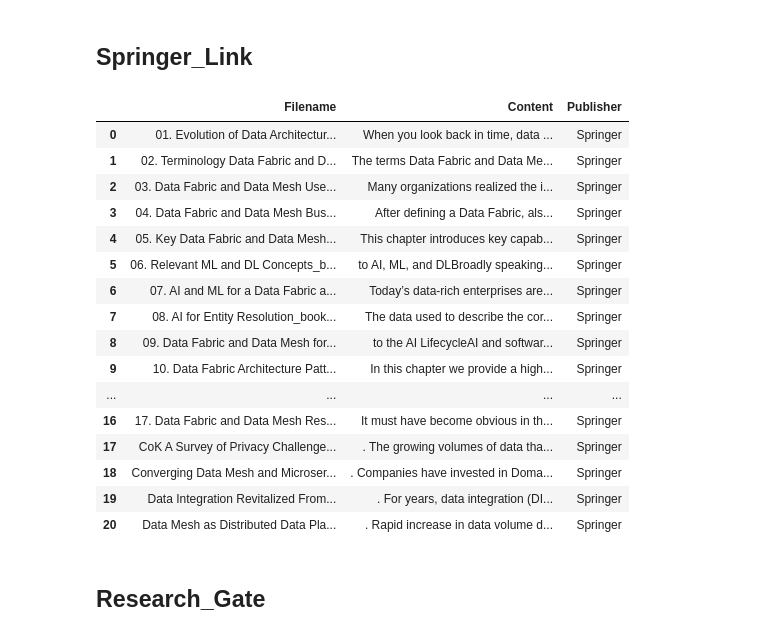
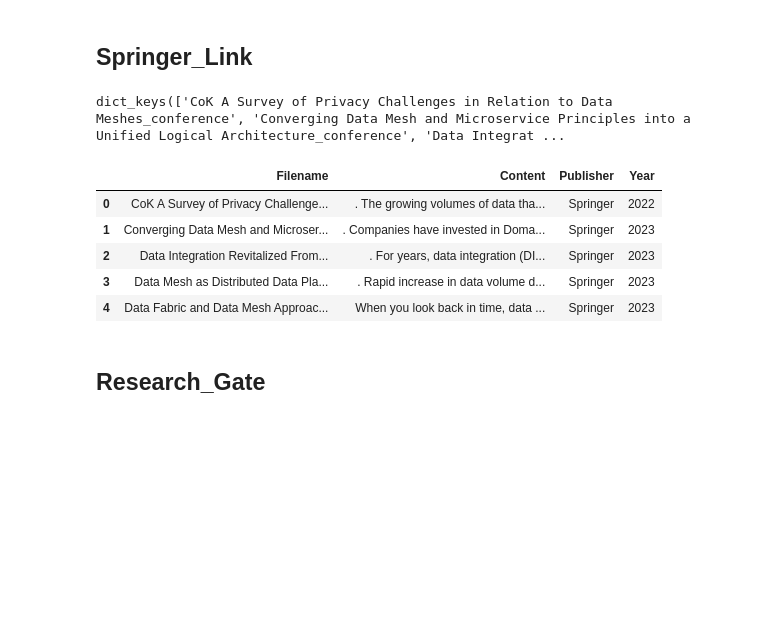
Before and after one commit to clumsyspeedboat/data_mesh_topics_and_sentiment, a Jupyter notebook: 01_Extract_pdf.ipynb, the cells around one changed output. Drawn from its saved outputs; the diff is of its cells as text; code cells hidden in the pictures; blank space fills up the shorter version.

Commit message:
Update year and combine springer book

```diff
--- a/01_Extract_pdf.ipynb
+++ b/01_Extract_pdf.ipynb
@@ -76,18 +76,18 @@ custom_exclusion = ['XXX-X-XXXX-XXXX-X/XX/$XX.00 ©20XX IEEE',
                     ' Decentralized Data MeshApproachVijay Kumar Butte1, Sujata Butte*2*University of Idaho,  Idaho Falls, ID, USA2suja2591@vandals.uidaho.edu1hellovkb@gmail.com',
                     'pproaches  Arif Wider  1,2  , Sumedha Verma  1  , and Atif Akhtar  1  1  Thoughtworks Germany      2  Hochschule für Technik und Wirtschaft Berlin      ',
                     'Authorized licensed use limited to: Technische Hochschule Ingolstadt. Downloaded on October 24,2023 at 14:12:06 UTC from IEEE Xplore. Restrictions apply.',
-                    '2023 International Conference on Computer, Electronics & Electrical Engineering & their Applications (IC2E3) | 979-8-3503-3800-3/23/$31.00 ©2023 IEEE | DOI: 10.1109/IC2E357697.2023.10262765',
+                    '2023 International Conference on Computer, Electronics & Electrical Engineering & their Applications (IC2E3) | 979-8-3503-3800-3 %CITAVIPICKER£979-8-3503-3800-3£Add to Citavi project by ISBN£% %CITAVIPICKER£979-8-3503-3800-3£Add to Citavi project by ISBN£%/23/$31.00 ©2023 IEEE | DOI: 10.1109/IC2E357697.2023.10262765',
                     '979-8-3503-0485-5/23/$31.00 ©2023 IEEE',
                     'DOI 10.1109/ICWS60048.2023.00101',
                     'Authorized licensed use limited to: Technische Hochschule Ingolstadt. Downloaded on October 24,2023 at 14:16:27 UTC from IEEE Xplore. Restrictions apply.',
-                    '2023 IEEE International Conference on Web Services (ICWS) | 979-8-3503-0485-5/23/$31.00 ©2023 IEEE | DOI: 10.1109/ICWS60048.2023.00101',
+                    '2023 IEEE International Conference on Web Services (ICWS) | 979-8-3503-0485-5 %CITAVIPICKER£979-8-3503-0485-5£Add to Citavi project by ISBN£% %CITAVIPICKER£979-8-3503-0485-5£Add to Citavi project by ISBN£% %CITAVIPICKER£979-8-3503-0485-5£Add to Citavi project by ISBN£% %CITAVIPICKER£979-8-3503-0485-5£Add to Citavi project by ISBN£%/23/$31.00 ©2023 IEEE | DOI: 10.1109/ICWS60048.2023.00101',
                     'Authorized licensed use limited to: Technische Hochschule Ingolstadt. Downloaded on October 24,2023 at 14:12:37 UTC from IEEE Xplore. Restrictions apply.',
                     '978-1-6654-9058-0/22/$31.00 ©2022 IEEE',
                     '2022 International Conference on Data Analytics for Business and Industry (ICDABI) |978-1-6654-9058-0/22/$31.00 ©2022 IEEE |DOI: 10.1109/ICDABI56818.2022.10041672',
                     '2022 International Conference on Data Analytics for Business and Industry (ICDABI)',
                     '978-1-6654-3902-2/21/$31.00 ©2021 IEEE',
                     'Authorized licensed use limited to: Technische Hochschule Ingolstadt. Downloaded on October 24,2023 at 14:15:32 UTC from IEEE Xplore. Restrictions apply.',
-                    '2021 IEEE International Conference on Big Data (Big Data) | 978-1-6654-3902-2/21/$31.00 ©2021 IEEE | DOI: 10.1109/BigData52589.2021.9671862'
+                    '2021 IEEE International Conference on Big Data (Big Data) | 978-1-6654-3902-2 %CITAVIPICKER£978-1-6654-3902-2£Add to Citavi project by ISBN£% %CITAVIPICKER£978-1-6654-3902-2£Add to Citavi project by ISBN£% %CITAVIPICKER£978-1-6654-3902-2£Add to Citavi project by ISBN£% %CITAVIPICKER£978-1-6654-3902-2£Add to Citavi project by ISBN£%/21/$31.00 ©2021 IEEE | DOI: 10.1109/BigData52589.2021.9671862'
                    ]
 start_section = 'Abstract'
 exclude_section = 'References'
@@ -190,28 +194,58 @@ for filename in os.listdir(folder_path):
 
         # Store the filename and content in the dictionary
         springer_pdf_content_dict[base_name] = springer_pdf_content
+# %%
+# Specify the keys you want to combine
+keys_to_combine = ['01. Evolution of Data Architecture_book chapter',
+                   '02. Terminology Data Fabric and Data Mesh_book chapter',
+                   '03. Data Fabric and Data Mesh Use Case Scenarios_book chapter',
+                   '04. Data Fabric and Data Mesh Business Benefits_book chapter',
+                   '05. Key Data Fabric and Data Mesh Capabilities_book chapter',
+                   '06. Relevant ML and DL Concepts_book chapter',
+                   '07. AI and ML for a Data Fabric and Data Mesh_book chapter',
+                   '08. AI for Entity Resolution_book chapter',
+                   '09. Data Fabric and Data Mesh for the AI Lifecycle_book chapter',
+                   '10. Data Fabric Architecture Patterns_book chapter',
+                   '11. Data Fabric Within an Enterprise Architecture_book chapter',
+                   '12. Data Fabric and Data Mesh in a Hybrid Cloud Landscape_book chapter',
+                   '13. Intelligent Cataloging and Metadata Management_book chapter',
+                   '14. Automated Data Fabric and Data Mesh Aspects_book chapter',
+                   '15. Data Governance in the context of Data Fabric and Data Mesh_book chapter',
+                   '16. Sample Vendor Offerings_book chapter',
+                   '17. Data Fabric and Data Mesh Research Areas_book chapter']
+
+# Check if all specified keys exist in the dictionary
+if all(key in springer_pdf_content_dict for key in keys_to_combine):
+    # Combine the values of the specified keys into a new value
+    combined_value = ' '.join(springer_pdf_content_dict[key] for key in keys_to_combine)
+
+    # Create a new key-value pair with the combined value
+    new_key = 'Data Fabric and Data Mesh Approaches with AI_book'
+    springer_pdf_content_dict[new_key] = combined_value
+
+    # Remove the original key-value pairs used for combination
+    for key in keys_to_combine:
+        del springer_pdf_content_dict[key]
+
+else:
+    print(f"One or more specified keys ({', '.join(keys_to_combine)}) not found in the dictionary.")
+# %%
+springer_pdf_content_dict.keys()
+# %% [output]
+dict_keys(['CoK A Survey of Privacy Challenges in Relation to Data Meshes_conference', 'Converging Data Mesh and Microservice Principles into a Unified Logical Architecture_conference', 'Data Integrat ...
 # %%
 springer_pdf_df = pd.DataFrame(list(springer_pdf_content_dict.items()), columns=['Filename', 'Content'])
 springer_pdf_df["Publisher"] = 'Springer'
+springer_pdf_df_year = [2022, 2023, 2023, 2023, 2023]
+springer_pdf_df["Year"] = springer_pdf_df_year
 springer_pdf_df
 # %% [output]
-|  | Filename | Content | Publisher |
-| 0 | 01. Evolution of Data Architectur... | When you look back in time, data ... | Springer |
-| 1 | 02. Terminology Data Fabric and D... | The terms Data Fabric and Data Me... | Springer |
-| 2 | 03. Data Fabric and Data Mesh Use... | Many organizations realized the i... | Springer |
-| 3 | 04. Data Fabric and Data Mesh Bus... | After defining a Data Fabric, als... | Springer |
-| 4 | 05. Key Data Fabric and Data Mesh... | This chapter introduces key capab... | Springer |
-| 5 | 06. Relevant ML and DL Concepts_b... | to AI, ML, and DLBroadly speaking... | Springer |
-| 6 | 07. AI and ML for a Data Fabric a... | Today’s data-rich enterprises are... | Springer |
-| 7 | 08. AI for Entity Resolution_book... | The data used to describe the cor... | Springer |
-| 8 | 09. Data Fabric and Data Mesh for... | to the AI LifecycleAI and softwar... | Springer |
-| 9 | 10. Data Fabric Architecture Patt... | In this chapter we provide a high... | Springer |
-| ... | ... | ... | ... |
-| 16 | 17. Data Fabric and Data Mesh Res... | It must have become obvious in th... | Springer |
-| 17 | CoK A Survey of Privacy Challenge... | . The growing volumes of data tha... | Springer |
-| 18 | Converging Data Mesh and Microser... | . Companies have invested in Doma... | Springer |
-| 19 | Data Integration Revitalized From... | . For years, data integration (DI... | Springer |
-| 20 | Data Mesh as Distributed Data Pla... | . Rapid increase in data volume d... | Springer |
+|  | Filename | Content | Publisher | Year |
+| 0 | CoK A Survey of Privacy Challenge... | . The growing volumes of data tha... | Springer | 2022 |
+| 1 | Converging Data Mesh and Microser... | . Companies have invested in Doma... | Springer | 2023 |
+| 2 | Data Integration Revitalized From... | . For years, data integration (DI... | Springer | 2023 |
+| 3 | Data Mesh as Distributed Data Pla... | . Rapid increase in data volume d... | Springer | 2023 |
+| 4 | Data Fabric and Data Mesh Approac... | When you look back in time, data ... | Springer | 2023 |
 # %% [markdown]
 ## Research_Gate
 # %%
```
Also changed, not shown: parts of 8 cells of this notebook, 3 other files.
